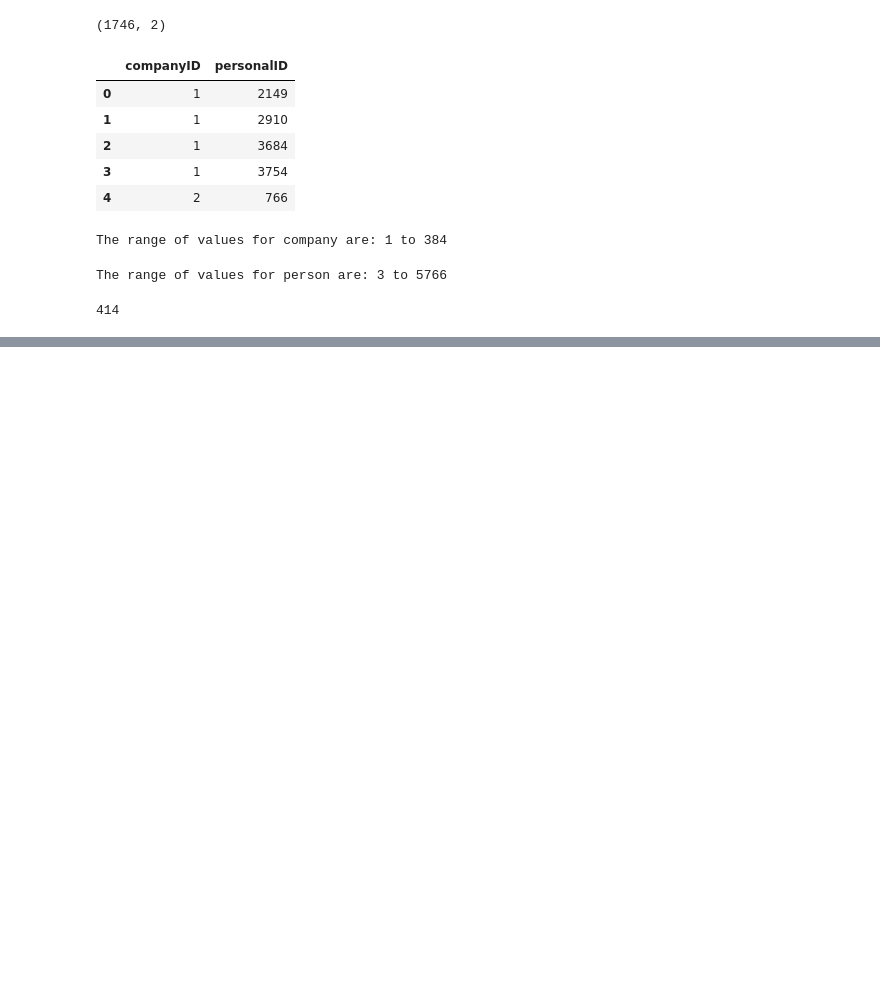
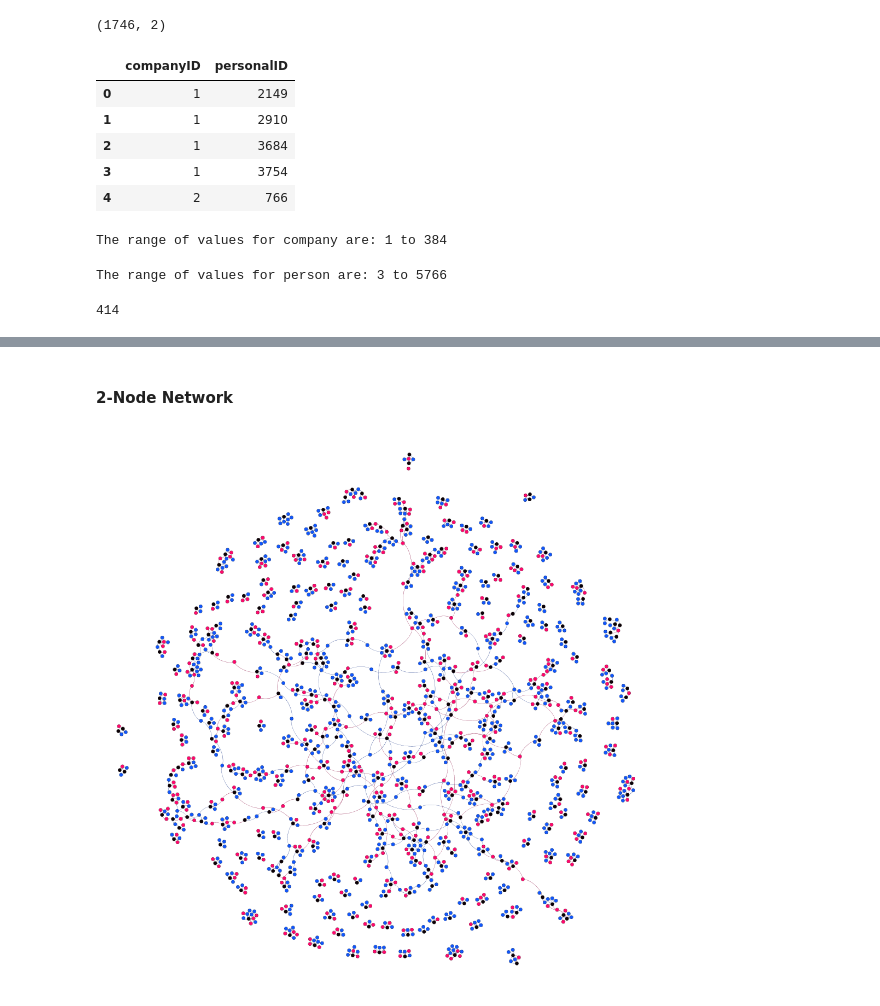
Before and after one commit to ajp619/is620_2modeNet, a Jupyter notebook: 2modeNet.ipynb, the cells around one changed output, grey strips where cells are left out. Drawn from its saved outputs; the diff is of its cells as text; code cells hidden in the pictures; blank space fills up the shorter version.

```diff
--- a/2modeNet.ipynb
+++ b/2modeNet.ipynb
@@ -116,2 +141,8 @@ for n in g.node.keys():
 # %%
 nx.write_gexf(g, 'export.gexf')
+# %% [markdown]
+#### 2-Node Network
+# %%
+dis.Image('gviz.png', width=700)
+# %% [output]
+[figure, added]
```
Also changed, not shown: parts of 31 cells of this notebook, 10 other files.
